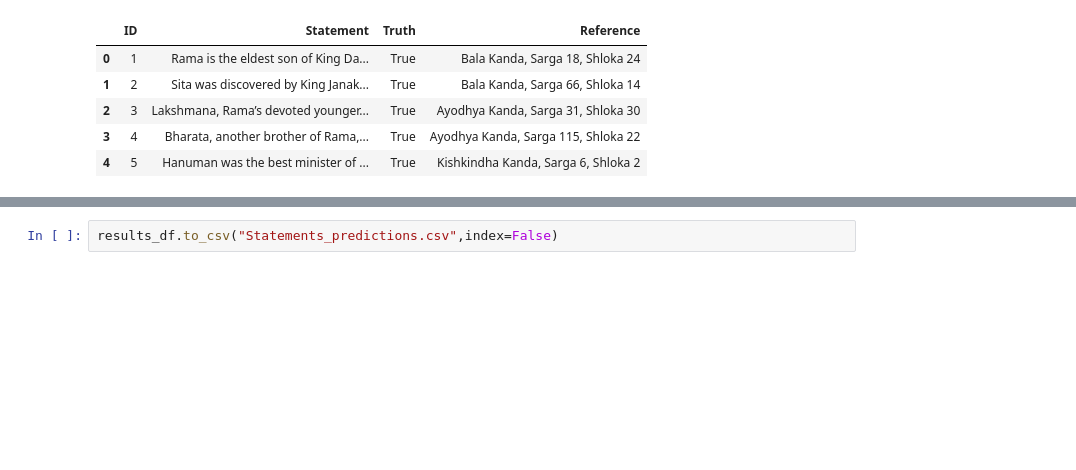
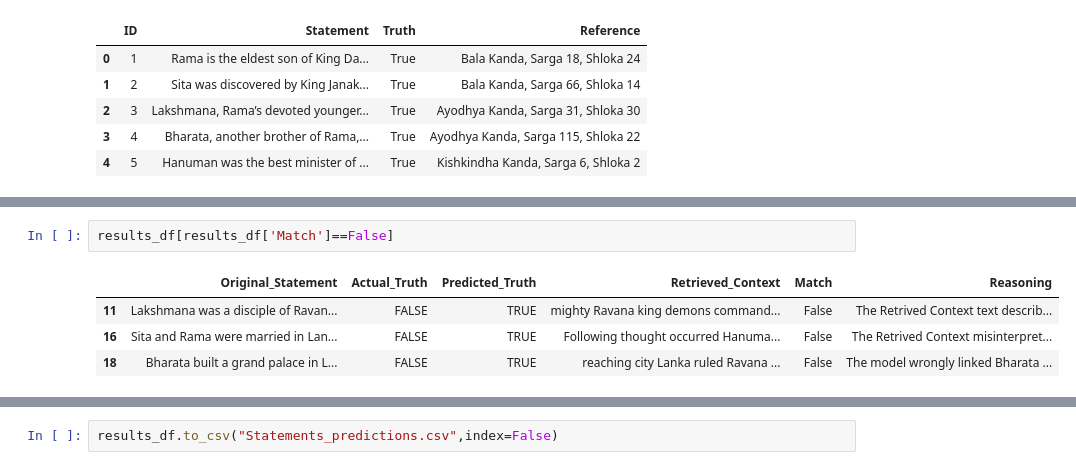
Before and after one commit to parth1609/Ramayana, a Jupyter notebook: version_2.ipynb, the cells around one changed output, grey strips where cells are left out. Drawn from its saved outputs; the diff is of its cells as text; blank space fills up the shorter version.

```diff
--- a/version_2.ipynb
+++ b/version_2.ipynb
@@ -736,0 +773,7 @@ Accuracy (excluding errors): 85.00%
+# %%
+results_df[results_df['Match']==False]
+# %% [output]
+|  | Original_Statement | Actual_Truth | Predicted_Truth | Retrieved_Context | Match | Reasoning |
+| 11 | Lakshmana was a disciple of Ravan... | FALSE | TRUE | mighty Ravana king demons command... | False | The Retrived Context text describ... |
+| 16 | Sita and Rama were married in Lan... | FALSE | TRUE | Following thought occurred Hanuma... | False | The Retrived Context misinterpret... |
+| 18 | Bharata built a grand palace in L... | FALSE | TRUE | reaching city Lanka ruled Ravana ... | False | The model wrongly linked Bharata ... |
```
Also changed, not shown: parts of 25 cells of this notebook, 1 other file.
